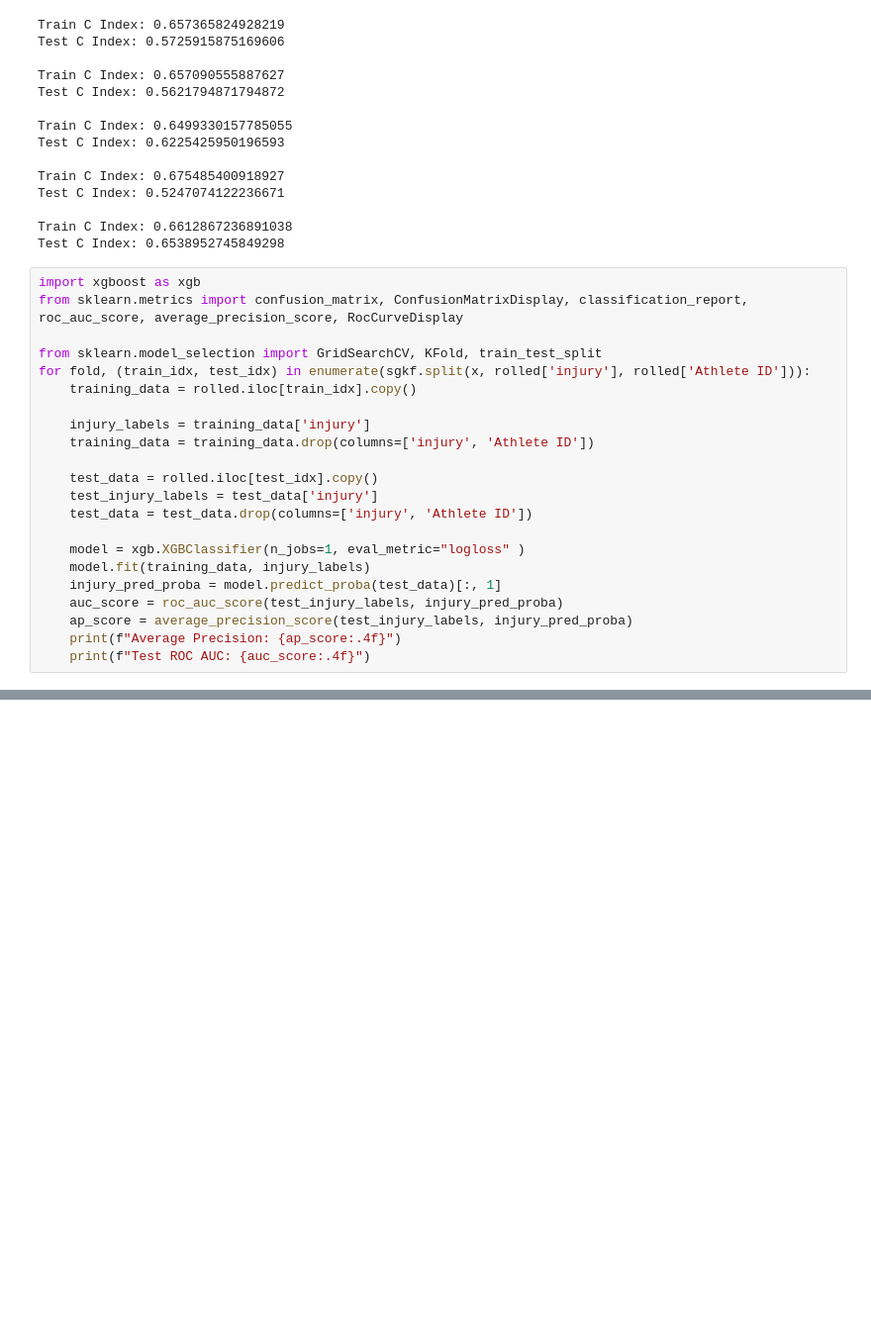
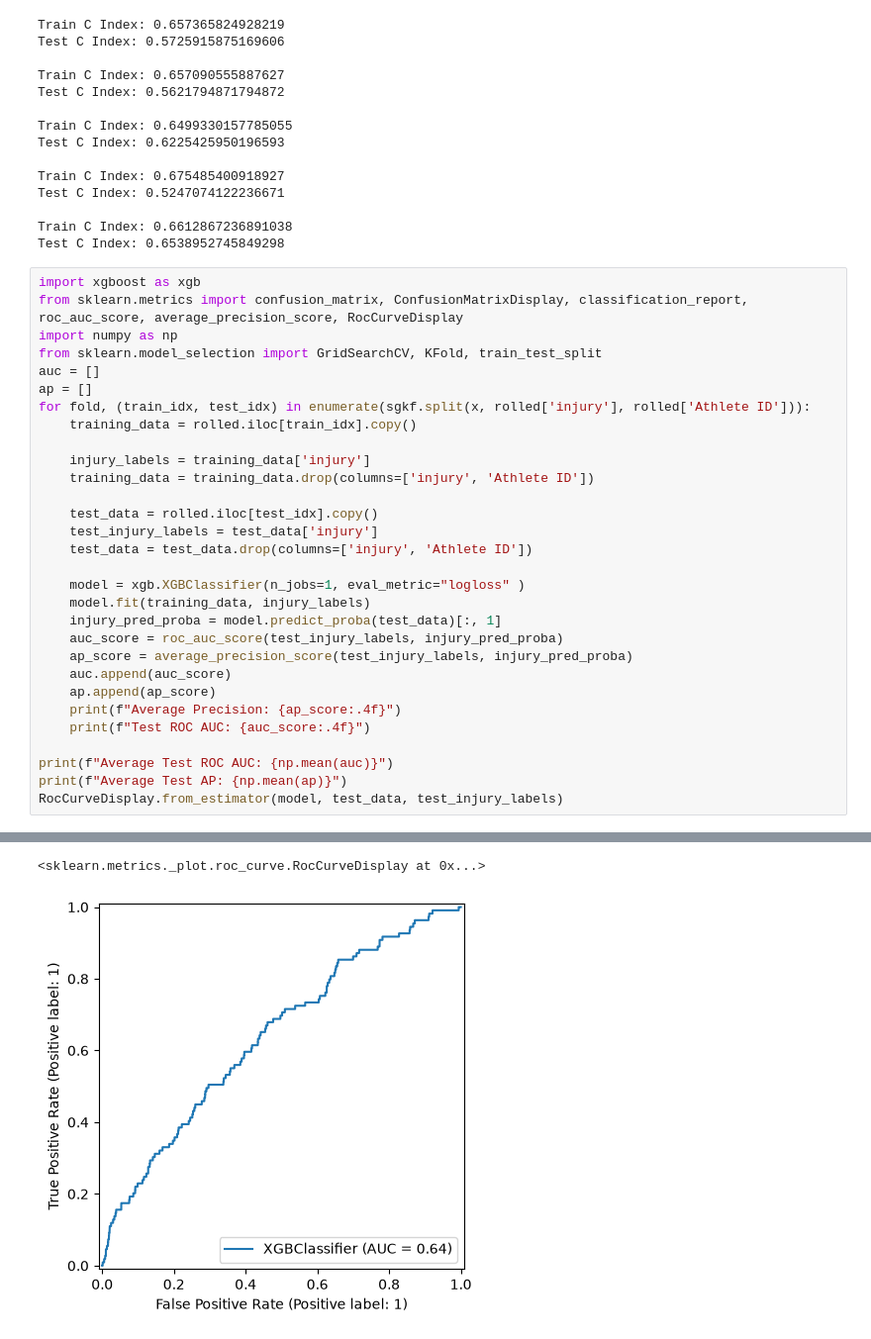
Before and after one commit to rosenhayden/InjuryPredictor, a Jupyter notebook: engFeatures.ipynb, the cells around one changed output, grey strips where cells are left out. Shown at 99% size. Saved outputs shown, nothing was run; the diff lists cells and outputs as text; blank space fills up the shorter version.

Commit message:
Add average AUC of each fold in split

```diff
--- a/engFeatures.ipynb
+++ b/engFeatures.ipynb
@@ -97,8 +97,10 @@ Test C Index: 0.6538952745849298
 # %%
 import xgboost as xgb
 from sklearn.metrics import confusion_matrix, ConfusionMatrixDisplay, classification_report, roc_auc_score, average_precision_score, RocCurveDisplay
-
+import numpy as np
 from sklearn.model_selection import GridSearchCV, KFold, train_test_split
+auc = []
+ap = []
 for fold, (train_idx, test_idx) in enumerate(sgkf.split(x, rolled['injury'], rolled['Athlete ID'])):
     training_data = rolled.iloc[train_idx].copy()
 
@@ -114,8 +116,14 @@ for fold, (train_idx, test_idx) in enumerate(sgkf.split(x, rolled['injury'], rol
     injury_pred_proba = model.predict_proba(test_data)[:, 1]
     auc_score = roc_auc_score(test_injury_labels, injury_pred_proba)
     ap_score = average_precision_score(test_injury_labels, injury_pred_proba)
+    auc.append(auc_score)
+    ap.append(ap_score)
     print(f"Average Precision: {ap_score:.4f}")
     print(f"Test ROC AUC: {auc_score:.4f}")
+
+print(f"Average Test ROC AUC: {np.mean(auc)}")
+print(f"Average Test AP: {np.mean(ap)}")
+RocCurveDisplay.from_estimator(model, test_data, test_injury_labels)
 # %% [output]
 Average Precision: 0.0173
 Test ROC AUC: 0.5754
@@ -130 +140,3 @@ Test ROC AUC: 0.6393
+<sklearn.metrics._plot.roc_curve.RocCurveDisplay at 0x...>
+[figure, added]
 # %%
```
Also changed, not shown: parts of 2 cells of this notebook.
